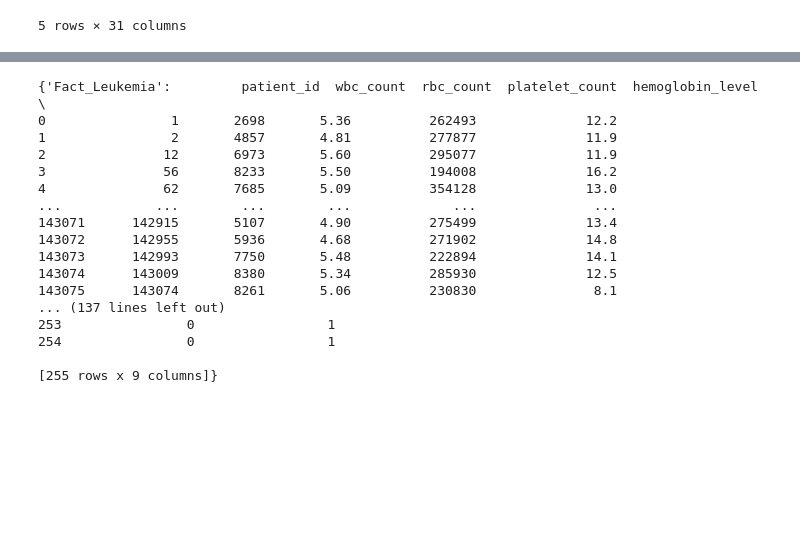
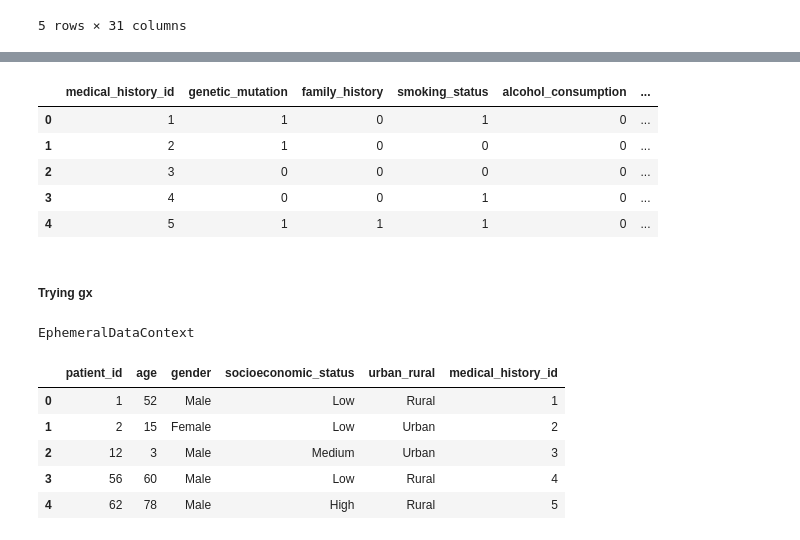
Before and after one commit to valentinabc19/Leukemia-Cancer-Risk-ETL, a Jupyter notebook: airflow/functions/try.ipynb, the cells around one changed output, grey strips where cells are left out. Cells and saved outputs as stored; diff of their text form; code cells hidden in the pictures; blank space fills up the shorter version.

```diff
--- a/airflow/functions/try.ipynb
+++ b/airflow/functions/try.ipynb
@@ -124,22 +37,18 @@ df["country"].unique().tolist()
 # %%
 df = process_dimensions(df)
-# %%
-print(df)
-# %% [output]
-{'Fact_Leukemia':         patient_id  wbc_count  rbc_count  platelet_count  hemoglobin_level  \
-0                1       2698       5.36          262493              12.2
-1                2       4857       4.81          277877              11.9
-2               12       6973       5.60          295077              11.9
-3               56       8233       5.50          194008              16.2
-4               62       7685       5.09          354128              13.0
-...            ...        ...        ...             ...               ...
-143071      142915       5107       4.90          275499              13.4
-143072      142955       5936       4.68          271902              14.8
-143073      142993       7750       5.48          222894              14.1
-143074      143009       8380       5.34          285930              12.5
-143075      143074       8261       5.06          230830               8.1
-... (137 lines left out)
-253                0                 1
-254                0                 1
-
-[255 rows x 9 columns]}
+# %%
+Dim_PatientInfo = df['Dim_PatientInfo']
+Dim_MedicalHistory = df['Dim_MedicalHistory']
+Dim_Region= df['Dim_Region']
+Fact_Leukemia = df['Fact_Leukemia']
+# %%
+Dim_MedicalHistory.head()
+# %% [output]
+|  | medical_history_id | genetic_mutation | family_history | smoking_status | alcohol_consumption | ... |
+| 0 | 1 | 1 | 0 | 1 | 0 | ... |
+| 1 | 2 | 1 | 0 | 0 | 0 | ... |
+| 2 | 3 | 0 | 0 | 0 | 0 | ... |
+| 3 | 4 | 0 | 0 | 1 | 0 | ... |
+| 4 | 5 | 1 | 1 | 1 | 0 | ... |
+# %% [markdown]
+##### Trying gx
@@ -145,0 +59,4 @@ print(df)
+# %%
+print(type(context).__name__)
+# %% [output]
+EphemeralDataContext
@@ -145,0 +65,9 @@ print(df)
+# %%
+Dim_PatientInfo.head()
+# %% [output]
+|  | patient_id | age | gender | socioeconomic_status | urban_rural | medical_history_id |
+| 0 | 1 | 52 | Male | Low | Rural | 1 |
+| 1 | 2 | 15 | Female | Low | Urban | 2 |
+| 2 | 12 | 3 | Male | Medium | Urban | 3 |
+| 3 | 56 | 60 | Male | Low | Rural | 4 |
+| 4 | 62 | 78 | Male | High | Rural | 5 |
```
Also changed, not shown: parts of 25 cells of this notebook, 2 other files.
